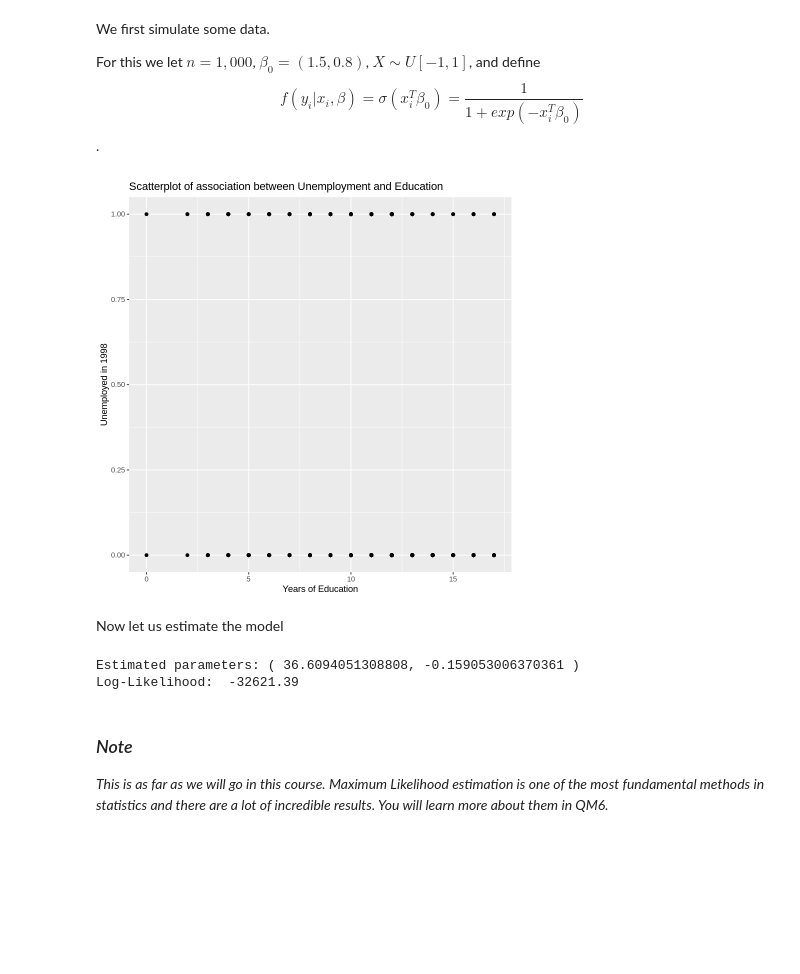
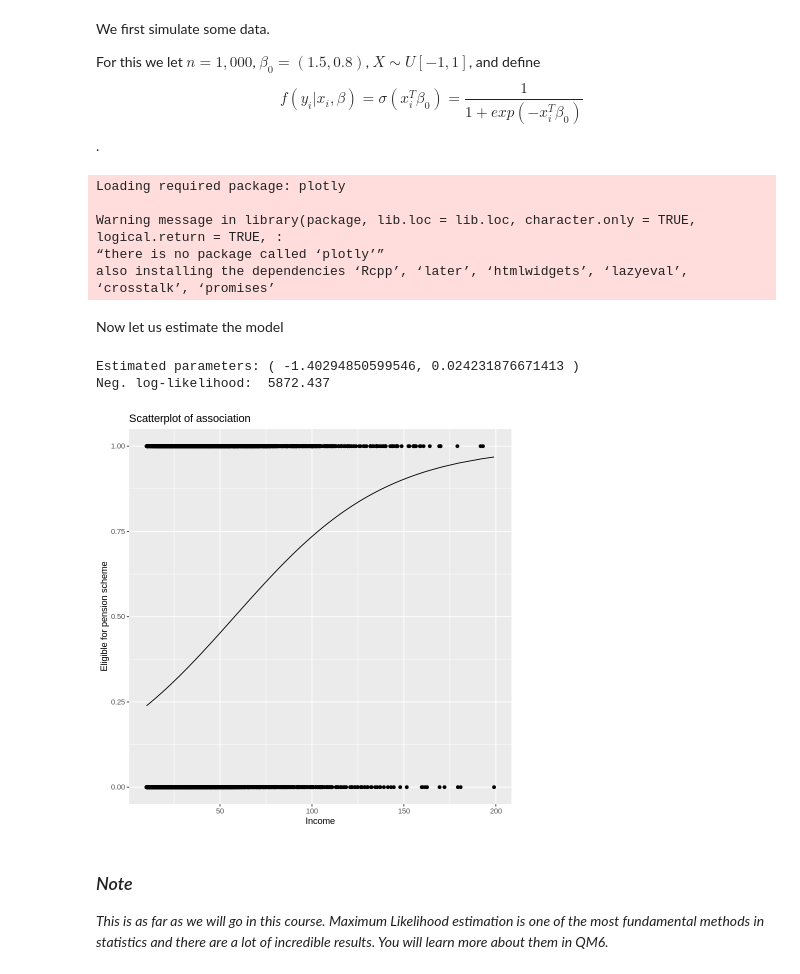
Before and after one commit to StefanHubner/MachineLearningEconomics, a Jupyter notebook: Preliminaries.ipynb, the cells around one changed output. Saved outputs shown, nothing was run; the diff lists cells and outputs as text; code cells hidden in the pictures; blank space fills up the shorter version.

```diff
--- a/Preliminaries.ipynb
+++ b/Preliminaries.ipynb
@@ -373,40 +373,46 @@ suppressPackageStartupMessages(
   library(wooldridge)
 )
 
-data('jtrain98')
-p <- jtrain98 %>%
-  ggplot(aes(y = unem98, x = jtrain98$educ)) +
+data('k401ksubs')
+p <- k401ksubs %>%
+  ggplot(aes(y = e401k, x = inc)) +
   geom_point() +
-  labs(x = "Years of Education",
-       y = "Unemployed in 1998",
-       title = "Scatterplot of association between Unemployment and Education")
+  labs(x = "Income",
+       y = "Eligible for pension scheme",
+       title = "Scatterplot of association")
 
 p
 # %% [output]
-[figure, removed]
+Loading required package: plotly
+
+Warning message in library(package, lib.loc = lib.loc, character.only = TRUE, logical.return = TRUE, :
+“there is no package called ‘plotly’”
+also installing the dependencies ‘Rcpp’, ‘later’, ‘htmlwidgets’, ‘lazyeval’, ‘crosstalk’, ‘promises’
 # %% [markdown]
 Now let us estimate the model
 # %%
 # Define the log-likelihood function for a binary choice model with logistic errors
 build_ll <- function(y, x) {
   function(beta) {
     p_hat <- plogis(cbind(1, x) %*% beta)
-    sum(y * log(p_hat) + (1 - y) * log(1 - p_hat))
+    -sum(y * log(p_hat) + (1 - y) * log(1 - p_hat))
   }
 }
 
 # Estimate the model parameters using optim
-start <- c(1, 1) # Initial guesses for the parameters
-result <- optim(start, build_ll(jtrain98$unem98, jtrain98$educ))
+start <- c(0, 0) # Initial guesses for the parameters
+result <- optim(start, build_ll(k401ksubs$e401k, k401ksubs$inc))
 
 # Print the estimated parameters
 cat("Estimated parameters: (", paste0(result$par, collapse = ", "), ")\n")
-cat("Log-Likelihood: ", result$value, "\n")
+cat("Neg. log-likelihood: ", result$value, "\n")
 
-p +
+yhat <- plogis(cbind(1, k401ksubs$inc) %*% result$par)
+p + geom_line(aes(y = yhat, x = k401ksubs$inc))
 # %% [output]
-Estimated parameters: ( 36.6094051308808, -0.159053006370361 )
-Log-Likelihood:  -32621.39
+Estimated parameters: ( -1.40294850599546, 0.024231876671413 )
+Neg. log-likelihood:  5872.437
+[figure, added]
 # %% [markdown]
 ### *Note*
 *This is as far as we will go in this course. Maximum Likelihood estimation is one of the most fundamental methods in statistics and there are a lot of incredible results. You will learn more about them in QM6.*
```
